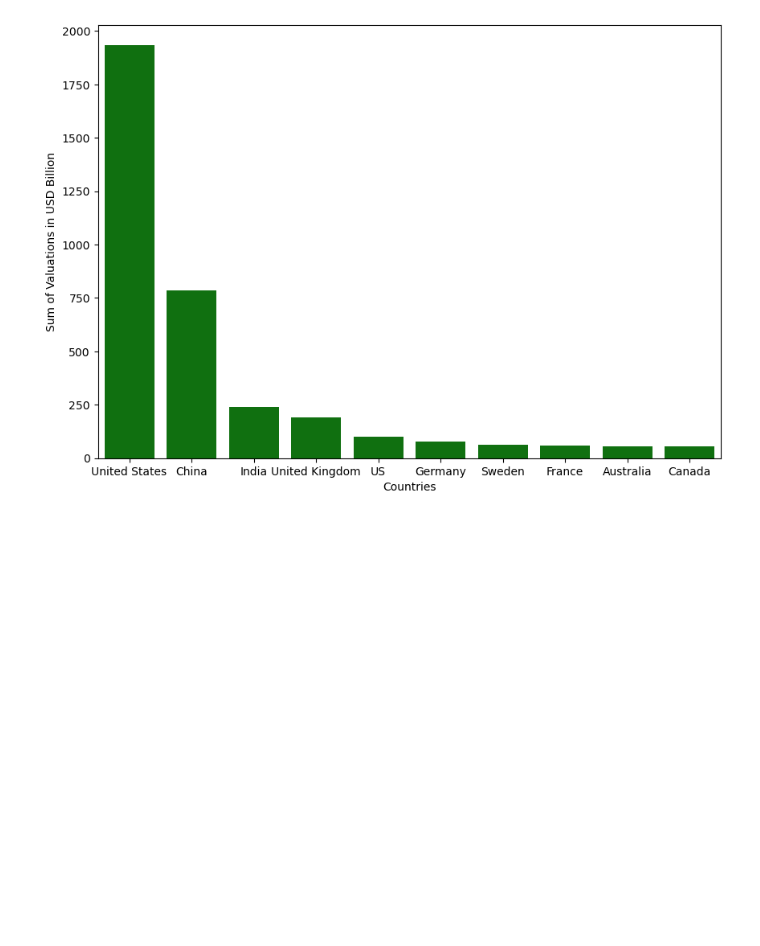
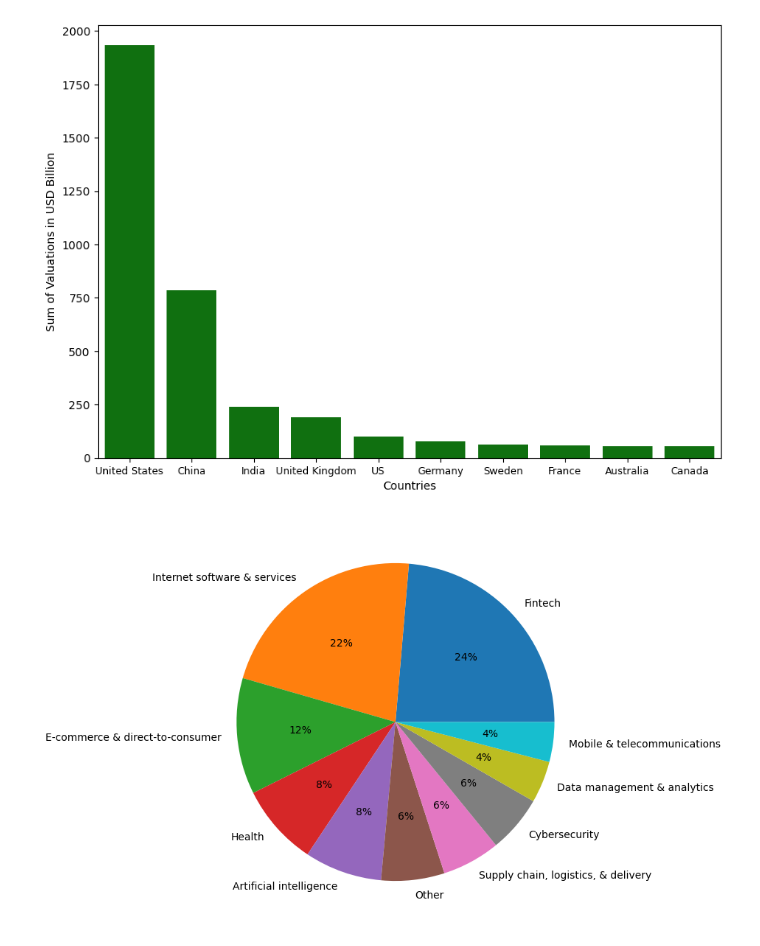
Before and after one commit to Frans-Grau/Project4-WebScrap, a Jupyter notebook: Insights/Unicorns.ipynb, the cells around one changed output. Cells and saved outputs as stored; diff of their text form; code cells hidden in the pictures; blank space fills up the shorter version.

```diff
--- a/Insights/Unicorns.ipynb
+++ b/Insights/Unicorns.ipynb
@@ -57,0 +57,14 @@ Text(0, 0.5, 'Sum of Valuations in USD Billion')
+# %%
+### Top Industries x Num of unicorns
+
+# Grab the data
+TopIxU = unicorns.Industry.value_counts().sort_values(ascending=False)[:10]
+labels = TopIxU.index
+data = TopIxU.values
+
+# Plot
+fig04, ax = plt.subplots(figsize = (10, 7))
+plt.pie(data, labels = labels, autopct='%.0f%%')
+plt.show()
+# %% [output]
+[figure, added]
```
Also changed, not shown: parts of 6 cells of this notebook.
